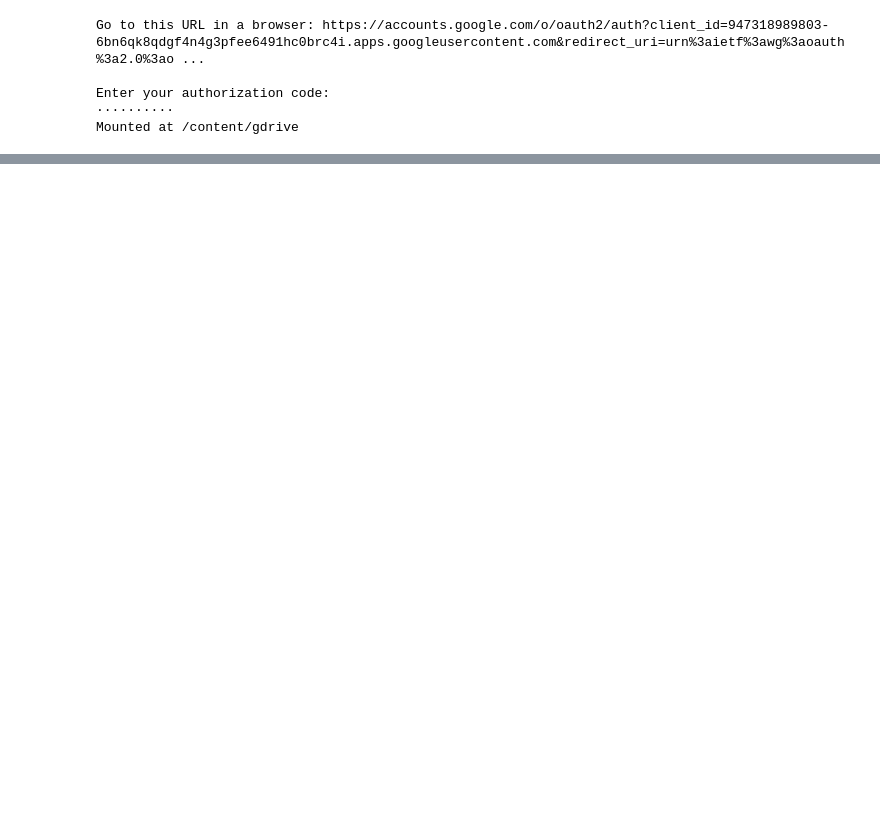
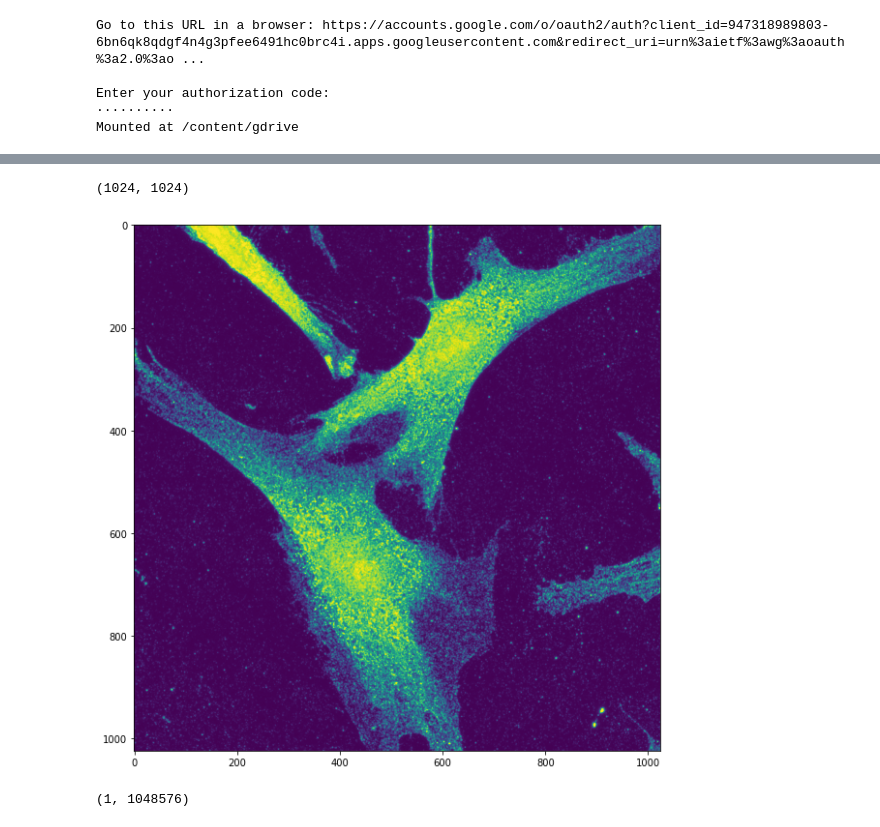
Before and after one commit to raulbenitez/HSJD_neuropaisajes, a Jupyter notebook: prueba1.ipynb, the cells around one changed output, grey strips where cells are left out. Saved outputs shown, nothing was run; the diff lists cells and outputs as text; code cells hidden in the pictures; blank space fills up the shorter version.

```diff
--- a/prueba1.ipynb
+++ b/prueba1.ipynb
@@ -12,0 +86,19 @@ Mounted at /content/gdrive
+# %%
+Imax = Ir.max(axis=2)
+Imax.shape
+# %% [output]
+(1024, 1024)
+# %%
+fig = plt.figure(figsize=(10,10))
+plt.imshow(Imax) # visualize image using imshow function
+plt.show()
+# %% [output]
+[figure, added]
+# %%
+import numpy as np
+
+v = np.reshape(Imax,(1,Imax.shape[0]*Imax.shape[1]))
+
+v.shape
+# %% [output]
+(1, 1048576)
```
Also changed, not shown: parts of 15 cells of this notebook.
